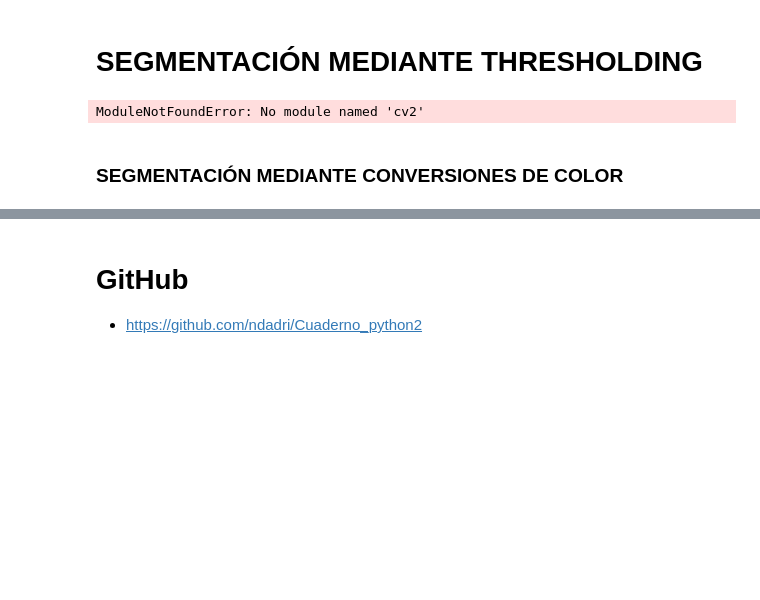
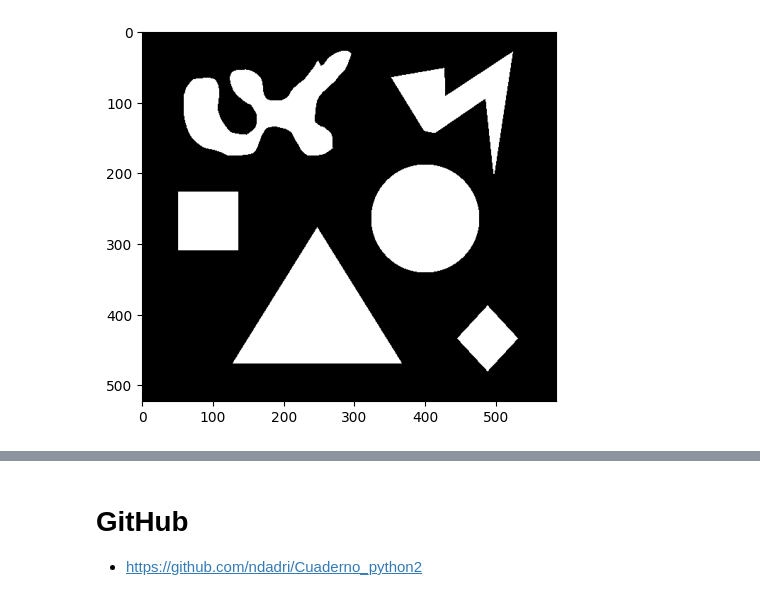
Before and after one commit to ndadri/Cuaderno_python2, a Jupyter notebook: descriptoresDeForma.ipynb, the cells around one changed output, grey strips where cells are left out. Drawn from its saved outputs; the diff is of its cells as text; code cells hidden in the pictures; blank space fills up the shorter version.

```diff
--- a/descriptoresDeForma.ipynb
+++ b/descriptoresDeForma.ipynb
@@ -6,17 +6,16 @@
 **Primer Modulo**
 
 ![jupyter](img/logoPy.png)
-# %% [markdown]
-# SEGMENTACIÓN MEDIANTE THRESHOLDING
 # %%
+# En primer lugar, obtenemos la máscara de la imagen original mediante la umbralización con Otsu
 import matplotlib.pyplot as plt
 import cv2
+import numpy as np
+img = cv2.imread('images/figuras.png')
+img_gray = cv2.cvtColor(img, cv2.COLOR_BGR2GRAY)
+_, mask = cv2.threshold(img_gray,0,1,cv2.THRESH_OTSU)
 
-# Read an image
-img = cv2.imread('images/figuras.png')
-img_rgb = cv2.cvtColor(img, cv2.COLOR_BGR2RGB)
-plt.imshow(img_rgb, cmap='gray')
-plt.title('Imagen original')
+plt.imshow(mask, cmap='gray')
 plt.show()
 # %% [output]
-ModuleNotFoundError: No module named 'cv2'
+[figure, added]
@@ -72,2 +21,0 @@ plt.show()
-# %% [markdown]
-### SEGMENTACIÓN MEDIANTE CONVERSIONES DE COLOR
```
Also changed, not shown: parts of 23 cells of this notebook, 4 other files.
